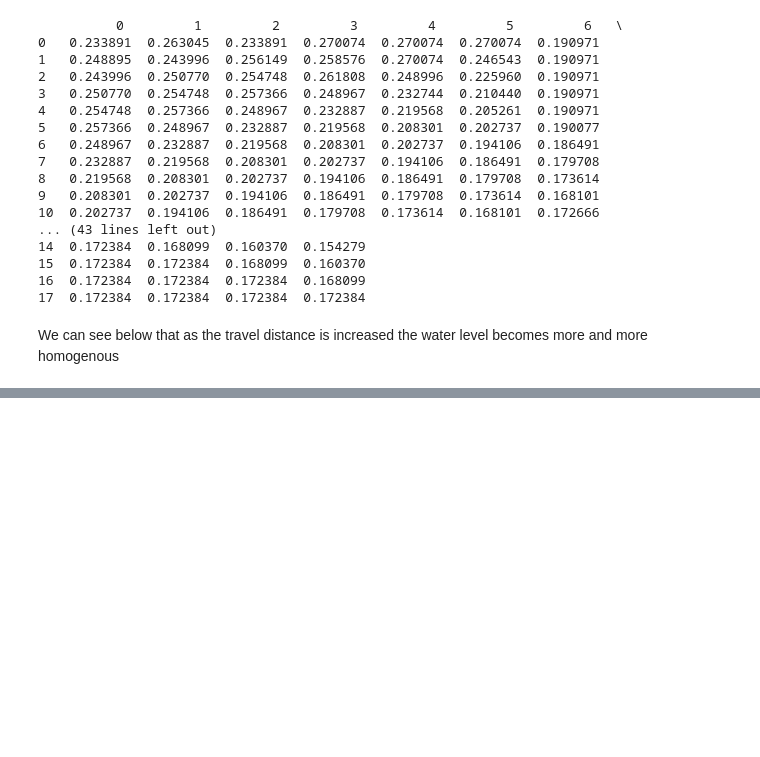
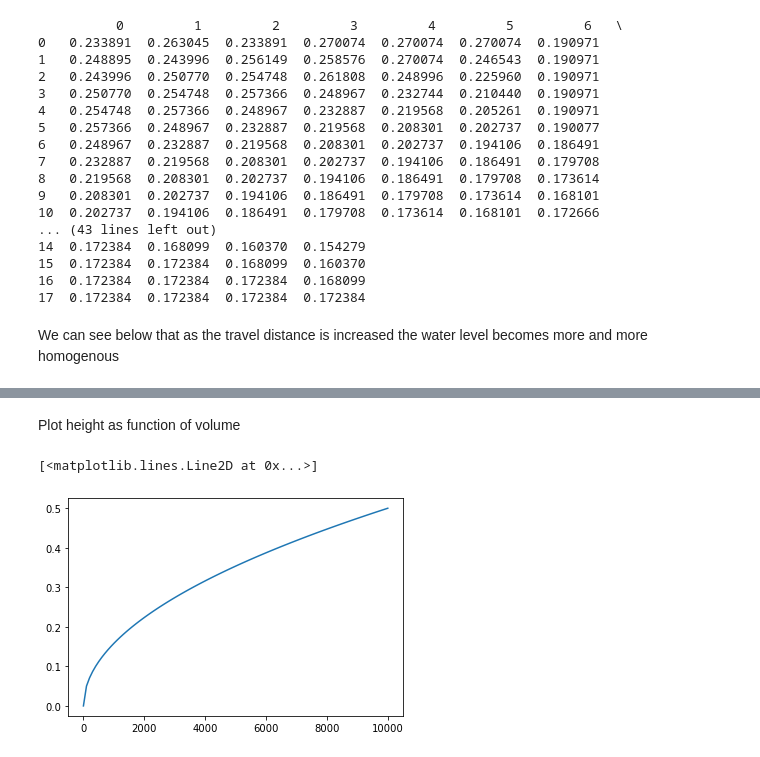
Before and after one commit to ym2540/GISSR_Optimization, a Jupyter notebook: ideal/ideal_test.ipynb, the cells around one changed output, grey strips where cells are left out. Saved outputs shown, nothing was run; the diff lists cells and outputs as text; code cells hidden in the pictures; blank space fills up the shorter version.

```diff
--- a/ideal/ideal_test.ipynb
+++ b/ideal/ideal_test.ipynb
@@ -162,0 +177,10 @@ plt.show()
+# %% [markdown]
+Plot height as function of volume
+# %%
+surge_peak = 3
+vol = np.linspace(0, 10000, 100)
+h = np.minimum(np.sqrt((2 * vol * 0.01) / 800), surge_peak)
+plt.plot(vol, h)
+# %% [output]
+[<matplotlib.lines.Line2D at 0x...>]
+[figure, added]
```
Also changed, not shown: parts of 11 cells of this notebook, 12 other files.
